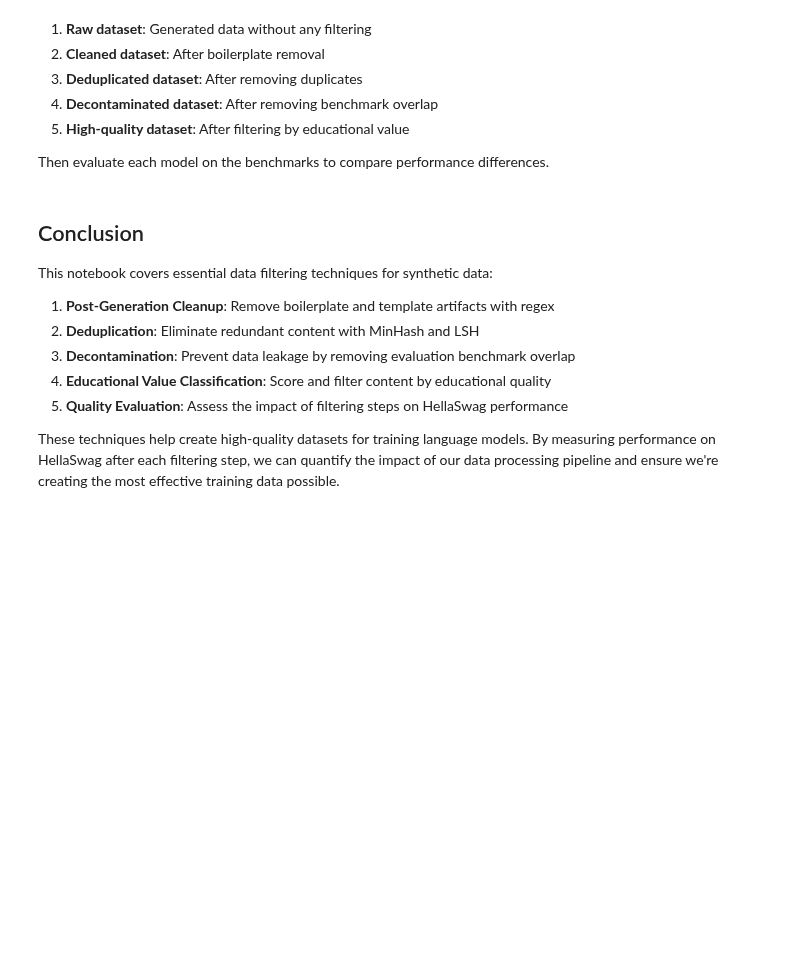
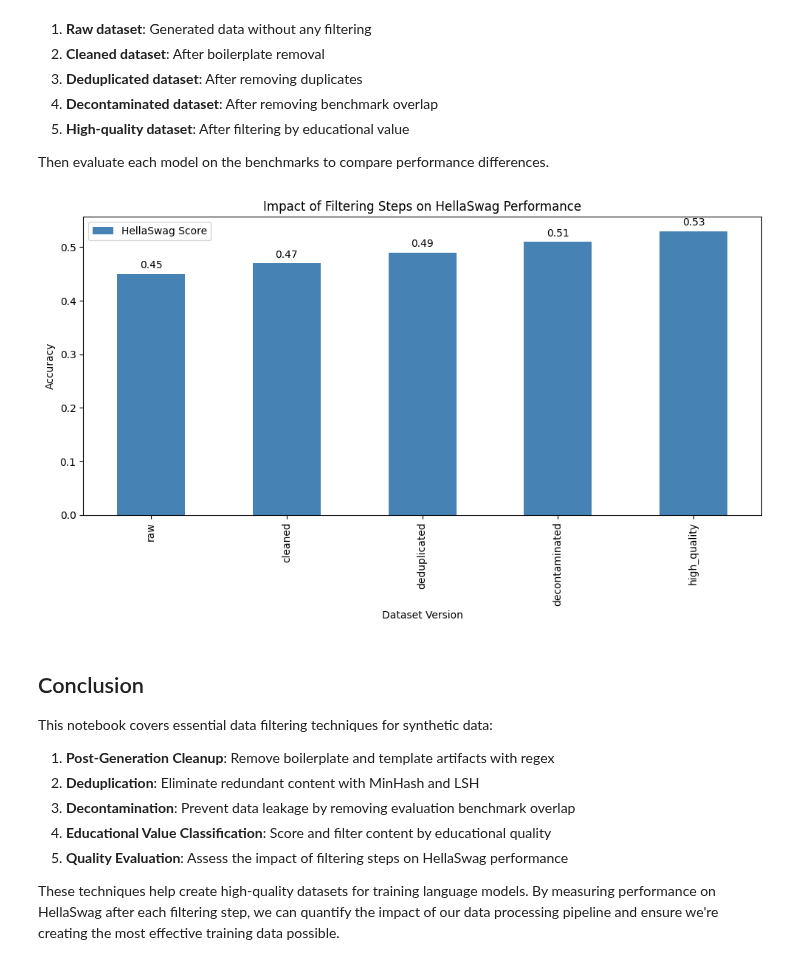
Before and after one commit to theogbrand/learning_llm_handbook, a Jupyter notebook: notebooks/Week4_Data_Pipeline_Engineering/W4.2_Data_Filtering.ipynb, the cells around one changed output. Cells and saved outputs as stored; diff of their text form; code cells hidden in the pictures; blank space fills up the shorter version.

```diff
--- a/notebooks/Week4_Data_Pipeline_Engineering/data_filtering.ipynb
+++ b/notebooks/Week4_Data_Pipeline_Engineering/W4.2_Data_Filtering.ipynb
@@ -845,32 +845,34 @@ To understand the effectiveness of different filtering approaches, you can train
 Then evaluate each model on the benchmarks to compare performance differences.
 # %%
 # Example comparative analysis for HellaSwag scores (pseudocode)
-#
-# results = {
-#     "raw": 0.45,           # Hypothetical HellaSwag accuracy
-#     "cleaned": 0.47,       # After boilerplate removal
-#     "deduplicated": 0.49,  # After removing duplicates
-#     "decontaminated": 0.51, # After removing benchmark overlap
-#     "high_quality": 0.53,  # After filtering by educational value
-# }
-#
-# import matplotlib.pyplot as plt
-# import pandas as pd
-#
-# # Plot results
-# df = pd.DataFrame({'HellaSwag Score': results.values()}, index=results.keys())
-#
-# ax = df.plot(kind="bar", figsize=(10, 6), color='steelblue')
-# ax.set_title("Impact of Filtering Steps on HellaSwag Performance")
-# ax.set_ylabel("Accuracy")
-# ax.set_xlabel("Dataset Version")
-#
-# # Add value labels on bars
-# for i, v in enumerate(results.values()):
-#     ax.text(i, v + 0.01, f"{v:.2f}", ha='center')
-#
-# plt.tight_layout()
-# plt.show()
+
+results = {
+    "raw": 0.45,           # Hypothetical HellaSwag accuracy
+    "cleaned": 0.47,       # After boilerplate removal
+    "deduplicated": 0.49,  # After removing duplicates
+    "decontaminated": 0.51, # After removing benchmark overlap
+    "high_quality": 0.53,  # After filtering by educational value
+}
+
+import matplotlib.pyplot as plt
+import pandas as pd
+
+# Plot results
+df = pd.DataFrame({'HellaSwag Score': results.values()}, index=results.keys())
+
+ax = df.plot(kind="bar", figsize=(10, 6), color='steelblue')
+ax.set_title("Impact of Filtering Steps on HellaSwag Performance")
+ax.set_ylabel("Accuracy")
+ax.set_xlabel("Dataset Version")
+
+# Add value labels on bars
+for i, v in enumerate(results.values()):
+    ax.text(i, v + 0.01, f"{v:.2f}", ha='center')
+
+plt.tight_layout()
+plt.show()
+# %% [output]
+[figure, added]
 # %% [markdown]
 ## Conclusion
 
```
